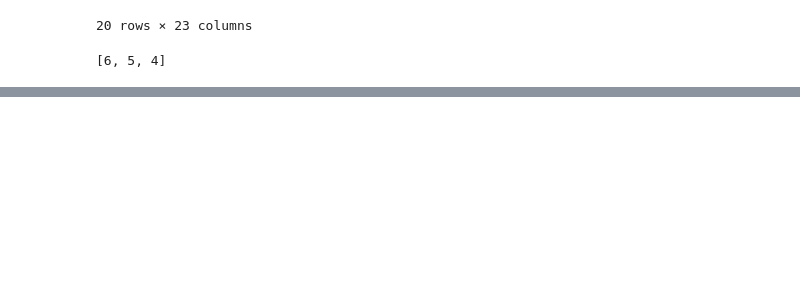
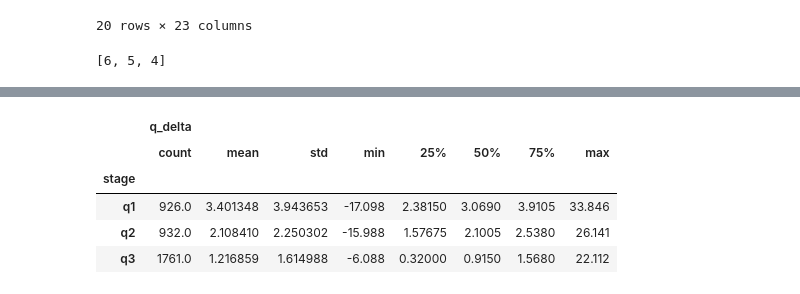
Before and after one commit to ollyjc99/f1-analytics, a Jupyter notebook: data processing/data-processing.ipynb, the cells around one changed output, grey strips where cells are left out. Saved outputs shown, nothing was run; the diff lists cells and outputs as text; code cells hidden in the pictures; blank space fills up the shorter version.

Commit message:
Analysing Q stage data

```diff
--- a/data processing/data-processing.ipynb
+++ b/data processing/data-processing.ipynb
@@ -135,0 +127,17 @@ merged.query('season == 2021 & round == 15')
+# %%
+merged[['driver', 'constructor',
+        # 'podium',
+    #    'driver_points_after_race', 'driver_wins_after_race',
+    #    'driver_standings_pos_after_race', 'constructor_points_after_race',
+    #    'constructor_wins_after_race', 'constructor_standings_pos_after_race',
+    #    'qualifying_pos',
+        # 'starting_grid',
+    #    'qual_time',
+       'stage', 'q_delta']].groupby('stage').describe()
+# %% [output]
+|  | q_delta |  |  |  |  |  |  |  |
+|  | count | mean | std | min | 25% | 50% | 75% | max |
+| stage |  |  |  |  |  |  |  |  |
+| q1 | 926.0 | 3.401348 | 3.943653 | -17.098 | 2.38150 | 3.0690 | 3.9105 | 33.846 |
+| q2 | 932.0 | 2.108410 | 2.250302 | -15.988 | 1.57675 | 2.1005 | 2.5380 | 26.141 |
+| q3 | 1761.0 | 1.216859 | 1.614988 | -6.088 | 0.32000 | 0.9150 | 1.5680 | 22.112 |
```
Also changed, not shown: parts of 2 cells of this notebook.
